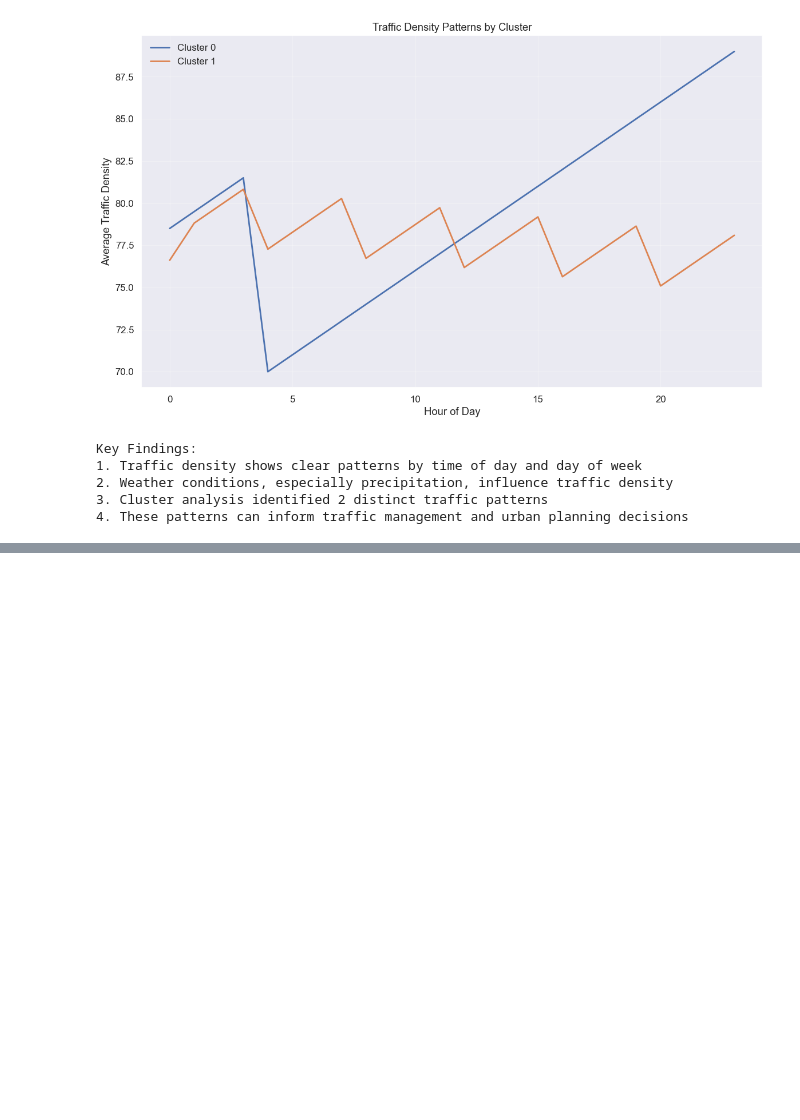
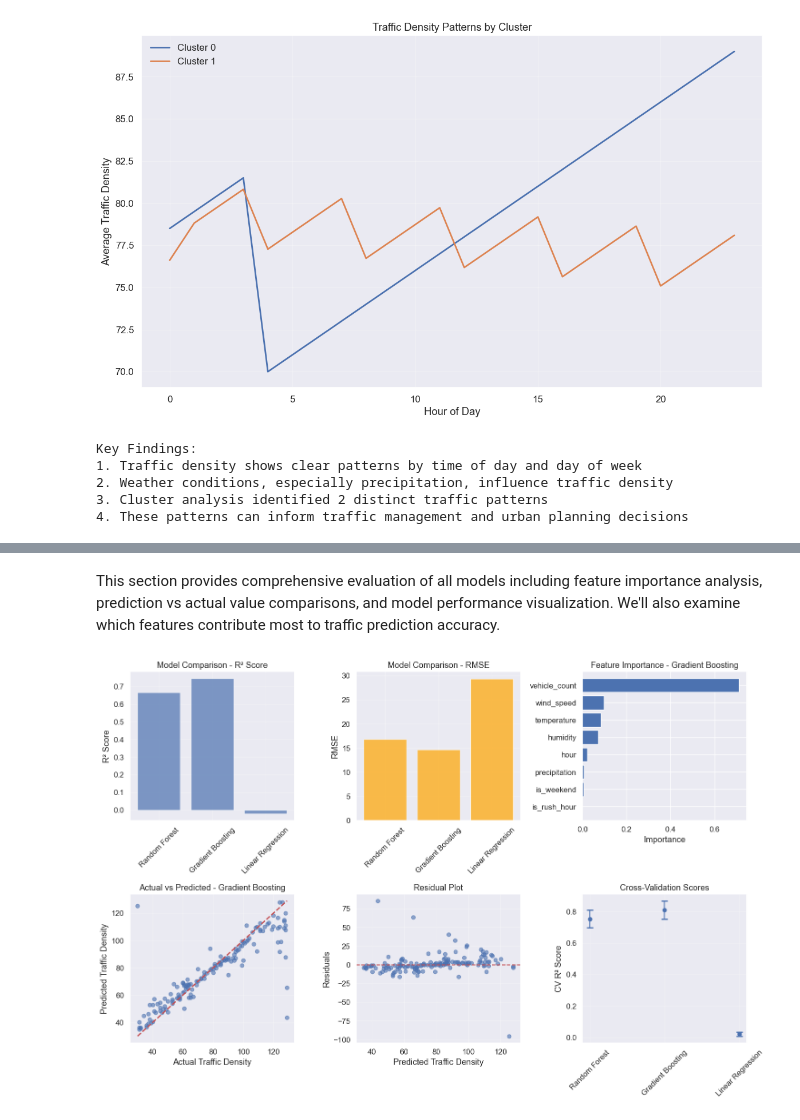
Before and after one commit to oguzkarcan/istanbul-traffic-analysis, a Jupyter notebook: Istanbul_Traffic_Analysis.ipynb, the cells around one changed output, grey strips where cells are left out. Drawn from its saved outputs; the diff is of its cells as text; code cells hidden in the pictures; blank space fills up the shorter version.

```diff
--- a/Istanbul_Traffic_Analysis.ipynb
+++ b/Istanbul_Traffic_Analysis.ipynb
@@ -299,0 +647,69 @@ Key Findings:
+# %% [markdown]
+This section provides comprehensive evaluation of all models including feature importance analysis, prediction vs actual value comparisons, and model performance visualization. We'll also examine which features contribute most to traffic prediction accuracy.
+# %%
+plt.figure(figsize=(15, 10))
+
+plt.subplot(2, 3, 1)
+comparison_df = pd.DataFrame({
+    'Model': list(model_results.keys()),
+    'R2_Score': [model_results[model]['R2'] for model in model_results.keys()],
+    'RMSE': [model_results[model]['RMSE'] for model in model_results.keys()]
+})
+
+plt.bar(comparison_df['Model'], comparison_df['R2_Score'], alpha=0.7)
+plt.title('Model Comparison - R² Score')
+plt.ylabel('R² Score')
+plt.xticks(rotation=45)
+plt.grid(True, alpha=0.3)
+
+plt.subplot(2, 3, 2)
+plt.bar(comparison_df['Model'], comparison_df['RMSE'], alpha=0.7, color='orange')
+plt.title('Model Comparison - RMSE')
+plt.ylabel('RMSE')
+plt.xticks(rotation=45)
+plt.grid(True, alpha=0.3)
+
+best_model = model_results[best_model_name]['Model']
+if hasattr(best_model, 'feature_importances_'):
+    plt.subplot(2, 3, 3)
+    feature_importance = pd.DataFrame({
+        'feature': feature_columns,
+        'importance': best_model.feature_importances_
+    }).sort_values('importance', ascending=True)
+
+    plt.barh(feature_importance['feature'], feature_importance['importance'])
+    plt.title(f'Feature Importance - {best_model_name}')
+    plt.xlabel('Importance')
+
+plt.subplot(2, 3, 4)
+best_predictions = model_results[best_model_name]['Predictions']
+plt.scatter(y_test, best_predictions, alpha=0.6)
+plt.plot([y_test.min(), y_test.max()], [y_test.min(), y_test.max()], 'r--', lw=2)
+plt.xlabel('Actual Traffic Density')
+plt.ylabel('Predicted Traffic Density')
+plt.title(f'Actual vs Predicted - {best_model_name}')
+plt.grid(True, alpha=0.3)
+
+plt.subplot(2, 3, 5)
+residuals = y_test - best_predictions
+plt.scatter(best_predictions, residuals, alpha=0.6)
+plt.axhline(y=0, color='r', linestyle='--')
+plt.xlabel('Predicted Traffic Density')
+plt.ylabel('Residuals')
+plt.title('Residual Plot')
+plt.grid(True, alpha=0.3)
+
+plt.subplot(2, 3, 6)
+cv_means = [model_results[model]['CV_Mean'] for model in model_results.keys()]
+cv_stds = [model_results[model]['CV_Std'] for model in model_results.keys()]
+plt.errorbar(list(model_results.keys()), cv_means, yerr=cv_stds,
+             fmt='o', capsize=5, capthick=2)
+plt.title('Cross-Validation Scores')
+plt.ylabel('CV R² Score')
+plt.xticks(rotation=45)
+plt.grid(True, alpha=0.3)
+
+plt.tight_layout()
+plt.show()
+# %% [output]
+[figure, added]
```
Also changed, not shown: parts of 9 cells of this notebook.
